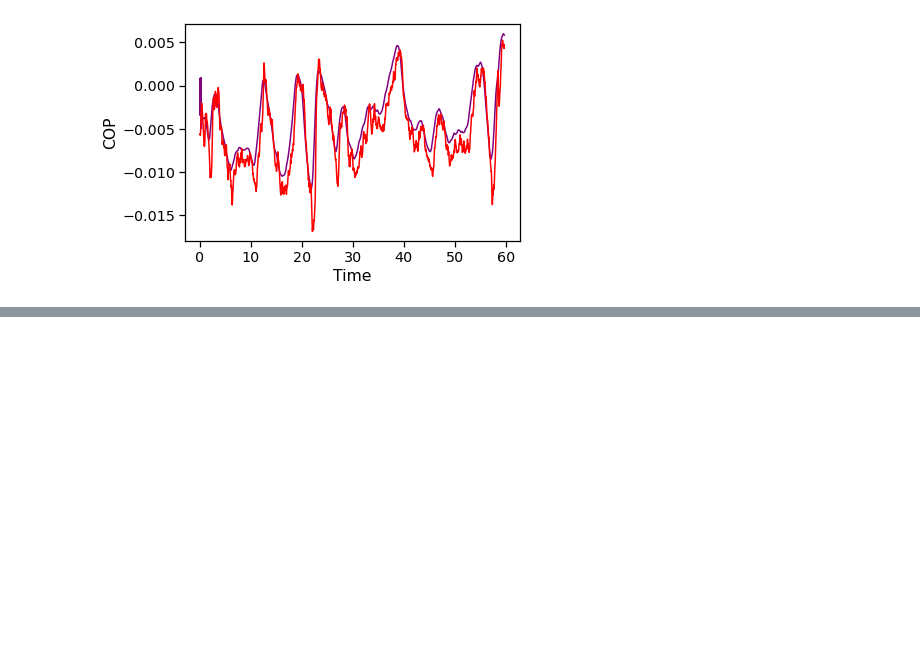
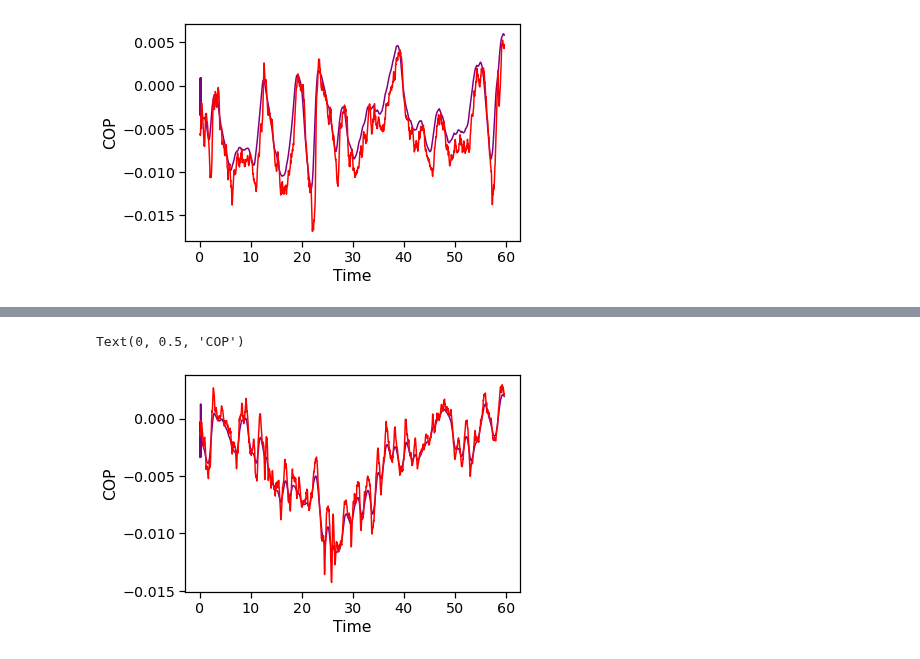
Before and after one commit to FernandaVanzini/COPandCOGestimar, a Jupyter notebook: Função2.ipynb, the cells around one changed output, grey strips where cells are left out. Drawn from its saved outputs; the diff is of its cells as text; code cells hidden in the pictures; blank space fills up the shorter version.

```diff
--- a/Função2.ipynb
+++ b/Função2.ipynb
@@ -149,0 +196,8 @@ Text(0, 0.5, 'COP')
+# %%
+plt.plot(t[:-30],COPZ2,marker='',color='purple',linestyle='-')
+plt.plot(t[:-30],COPZreal2[30:],marker='',color='red',linestyle='-')
+plt.xlabel('Time')
+plt.ylabel('COP')
+# %% [output]
+Text(0, 0.5, 'COP')
+[figure, added]
```
Also changed, not shown: parts of 68 cells of this notebook.
